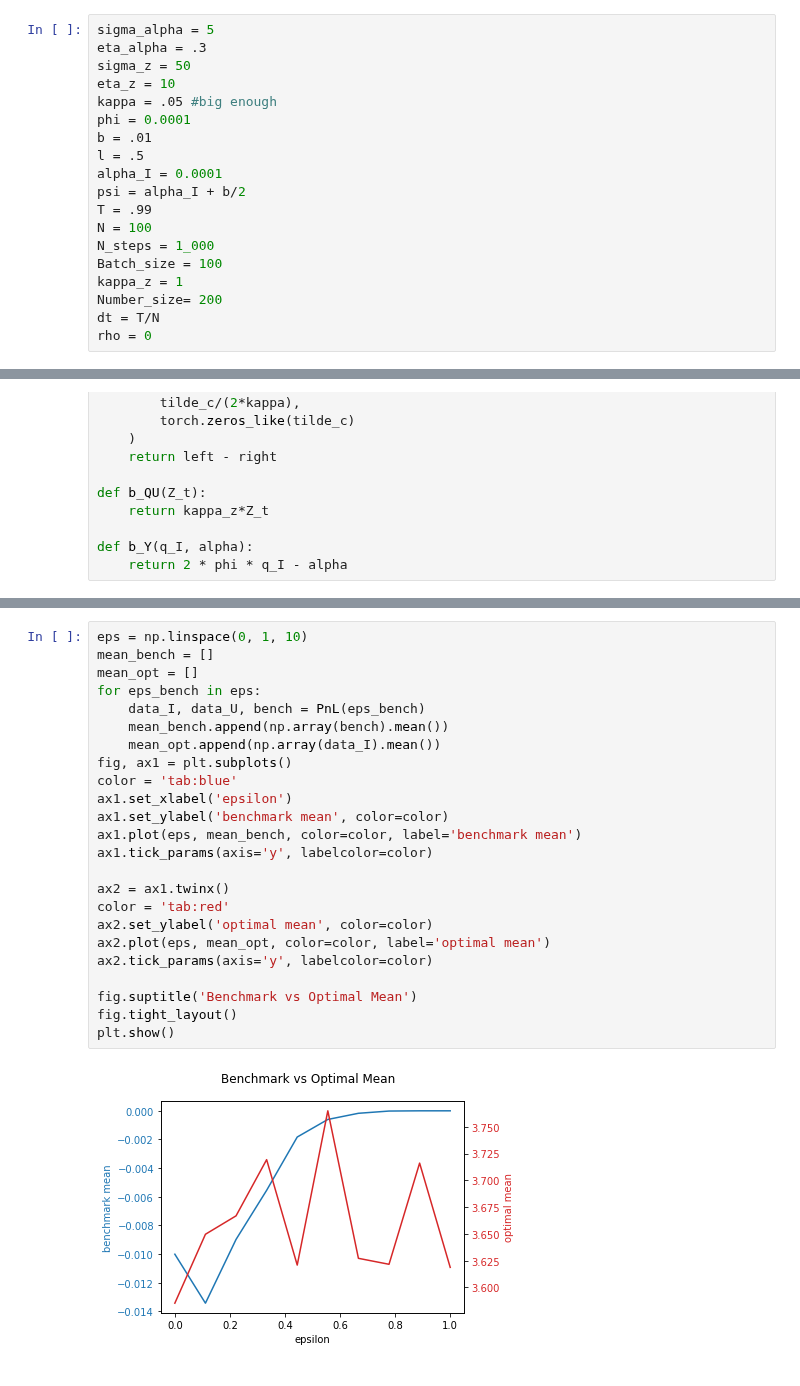
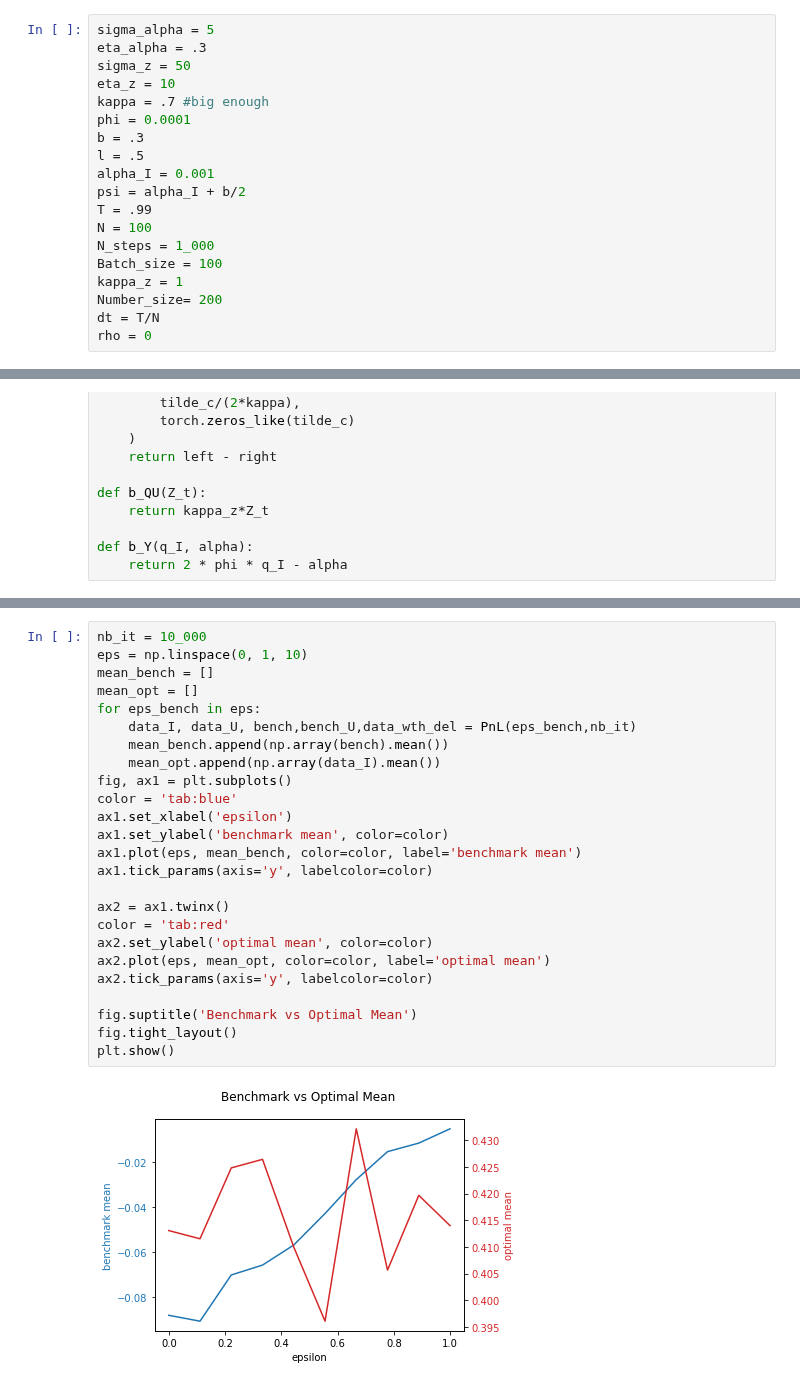
Before and after one commit to AdrienMathieu-eng/Nash-Equilibrium-, a Jupyter notebook: non_linear_BSDE_v2.ipynb, the cells around one changed output, grey strips where cells are left out. Saved outputs shown, nothing was run; the diff lists cells and outputs as text.

```diff
--- a/non_linear_BSDE_v2.ipynb
+++ b/non_linear_BSDE_v2.ipynb
@@ -28,11 +28,11 @@ sigma_alpha = 5
 eta_alpha = .3
 sigma_z = 50
 eta_z = 10
-kappa = .05 #big enough
+kappa = .7 #big enough
 phi = 0.0001
-b = .01
+b = .3
 l = .5
-alpha_I = 0.0001
+alpha_I = 0.001
 psi = alpha_I + b/2
 T = .99
 N = 100
@@ -407,26 +443,27 @@ def PnL(eps_bench,nb_it = 10_000 ,a_bench = .05,b_bench = .5):
 # %%
+nb_it = 10_000
 eps = np.linspace(0, 1, 10)
 mean_bench = []
 mean_opt = []
 for eps_bench in eps:
-    data_I, data_U, bench = PnL(eps_bench)
+    data_I, data_U, bench,bench_U,data_wth_del = PnL(eps_bench,nb_it)
     mean_bench.append(np.array(bench).mean())
     mean_opt.append(np.array(data_I).mean())
 fig, ax1 = plt.subplots()
 color = 'tab:blue'
 ax1.set_xlabel('epsilon')
 ax1.set_ylabel('benchmark mean', color=color)
 ax1.plot(eps, mean_bench, color=color, label='benchmark mean')
 ax1.tick_params(axis='y', labelcolor=color)
 
 ax2 = ax1.twinx()
 color = 'tab:red'
 ax2.set_ylabel('optimal mean', color=color)
 ax2.plot(eps, mean_opt, color=color, label='optimal mean')
 ax2.tick_params(axis='y', labelcolor=color)
 
 fig.suptitle('Benchmark vs Optimal Mean')
 fig.tight_layout()
 plt.show()
 # %% [output]
-[figure, old version]
+[figure, new version]
```
Also changed, not shown: parts of 5 cells of this notebook.
